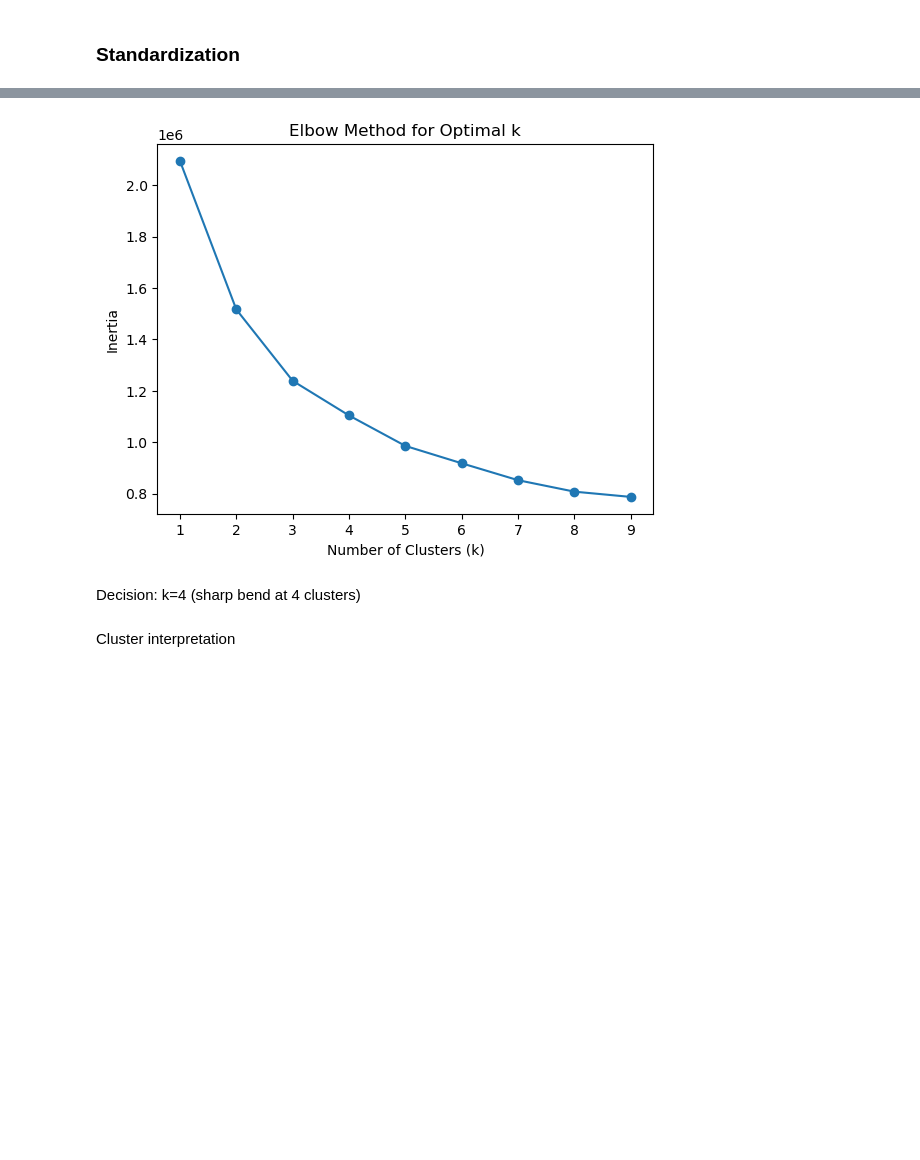
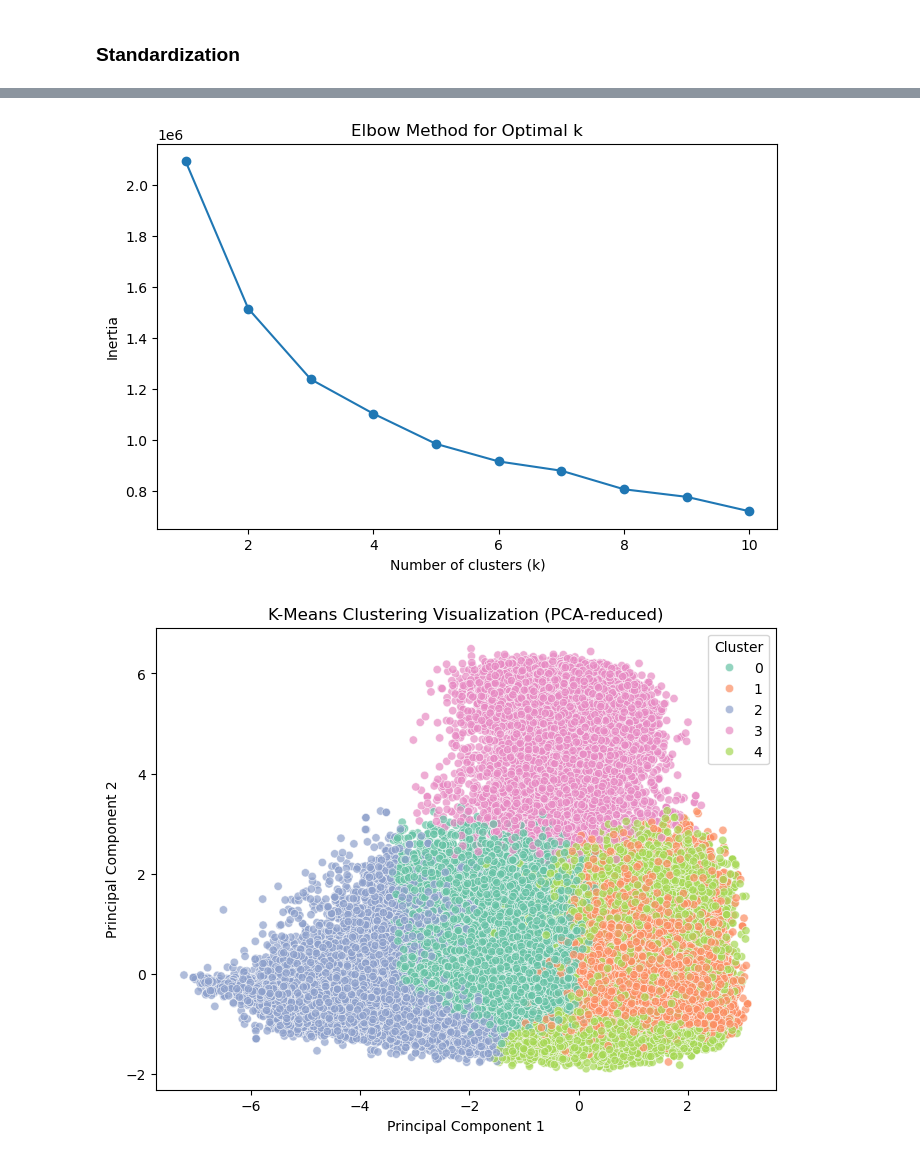
Before and after one commit to YveSSo/3162-Project4, a Jupyter notebook: spotify_clustering.ipynb, the cells around one changed output, grey strips where cells are left out. Cells and saved outputs as stored; diff of their text form; code cells hidden in the pictures; blank space fills up the shorter version.

```diff
--- a/spotify_clustering.ipynb
+++ b/spotify_clustering.ipynb
@@ -172,5 +136,13 @@ Feature selection, we remove:
 # %%
 from sklearn.preprocessing import StandardScaler
 
+df_clean = df.dropna()
+selected_features = ['acousticness', 'danceability', 'energy', 'instrumentalness', 'liveness', 'loudness','speechiness', 'tempo', 'valence']
+
+df_clustering = df_clean[selected_features]
+
 scaler = StandardScaler()
-X = scaler.fit_transform(df[num_features])
+scaled_features = scaler.fit_transform(df_clustering)
+df_scaled = pd.DataFrame(scaled_features, columns=selected_features)
+print(df_scaled.head())
+# X = scaler.fit_transform(df[num_features])
@@ -198,20 +168,44 @@ Optimal cluster count (Elbow method)
 # %%
 from sklearn.cluster import KMeans
+from sklearn.decomposition import PCA
 
-inertias = []
-for k in range(1, 10):
+# Determine the optimal number of clusters using the Elbow Method
+inertia = []
+k_range = range(1, 11)
+for k in k_range:
     kmeans = KMeans(n_clusters=k, random_state=42)
-    kmeans.fit(X)
-    inertias.append(kmeans.inertia_)
+    kmeans.fit(df_scaled)
+    inertia.append(kmeans.inertia_)
 
-plt.plot(range(1, 10), inertias, marker='o')
-plt.xlabel("Number of Clusters (k)")
+plt.figure(figsize=(8, 5))
+plt.plot(k_range, inertia, marker='o')
+plt.title("Elbow Method for Optimal k")
+plt.xlabel("Number of clusters (k)")
 plt.ylabel("Inertia")
-plt.title("Elbow Method for Optimal k")
 plt.show()
+
+# Based on the elbow plot, let's assume the optimal k is 5 (this value can be adjusted)
+optimal_k = 5
+kmeans_final = KMeans(n_clusters=optimal_k, random_state=42)
+cluster_labels = kmeans_final.fit_predict(df_scaled)
+
+# Add the cluster labels to the scaled DataFrame
+df_scaled['cluster'] = cluster_labels
+
+# Use PCA to reduce the data to two dimensions for visualization
+pca = PCA(n_components=2, random_state=42)
+pca_components = pca.fit_transform(df_scaled[selected_features])
+df_scaled['PC1'] = pca_components[:, 0]
+df_scaled['PC2'] = pca_components[:, 1]
+
+# Plot the clusters using the PCA-reduced data
+plt.figure(figsize=(8, 6))
+sns.scatterplot(x='PC1', y='PC2', hue='cluster', data=df_scaled, palette='Set2', alpha=0.7)
+plt.title("K-Means Clustering Visualization (PCA-reduced)")
+plt.xlabel("Principal Component 1")
+plt.ylabel("Principal Component 2")
+plt.legend(title='Cluster')
+plt.show()
 # %% [output]
-[figure, old version]
+[figure, new version]
+[figure, added]
-# %% [markdown]
-Decision: k=4 (sharp bend at 4 clusters)
-# %% [markdown]
-Cluster interpretation
```
Also changed, not shown: parts of 26 cells of this notebook.
